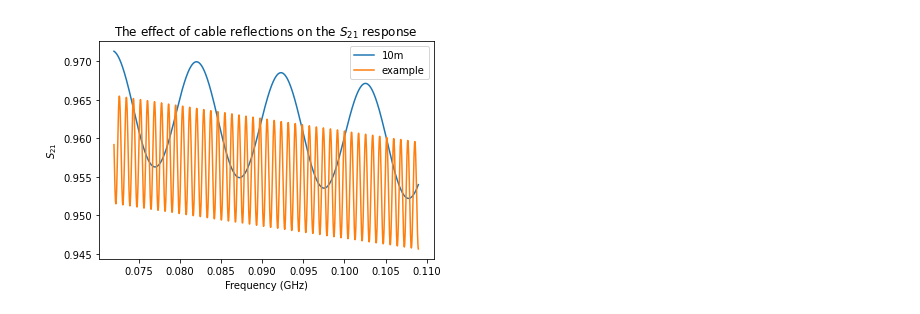
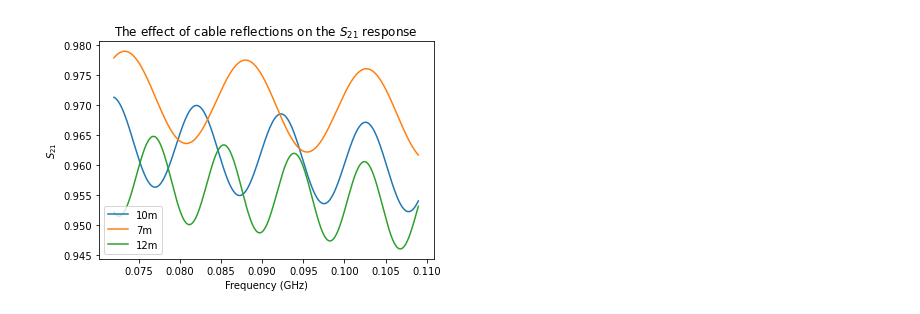
Before and after one commit to oharao/SKA_Power_Spectrum_and_EoR_Window, a Jupyter notebook: Cable Reflections.ipynb, the cells around one changed output. Saved outputs shown, nothing was run; the diff lists cells and outputs as text; code cells hidden in the pictures.

```diff
--- a/Cable Reflections.ipynb
+++ b/Cable Reflections.ipynb
@@ -58,10 +47,11 @@ results_example = S_21(frequencies)
 # %%
 plt.plot(frequencies, results_10m, label='10m')
-plt.plot(frequencies, results_example, label='example')
+plt.plot(frequencies, results_7m, label='7m')
+plt.plot(frequencies, results_12m, label='12m')
 plt.title('The effect of cable reflections on the $S_{21}$ response')
 plt.ylabel('$S_{21}$')
 plt.xlabel('Frequency (GHz)')
 plt.legend()
 plt.show()
 # %% [output]
-[figure, old version]
+[figure, new version]
```
Also changed, not shown: parts of 5 cells of this notebook, 2 other files.
